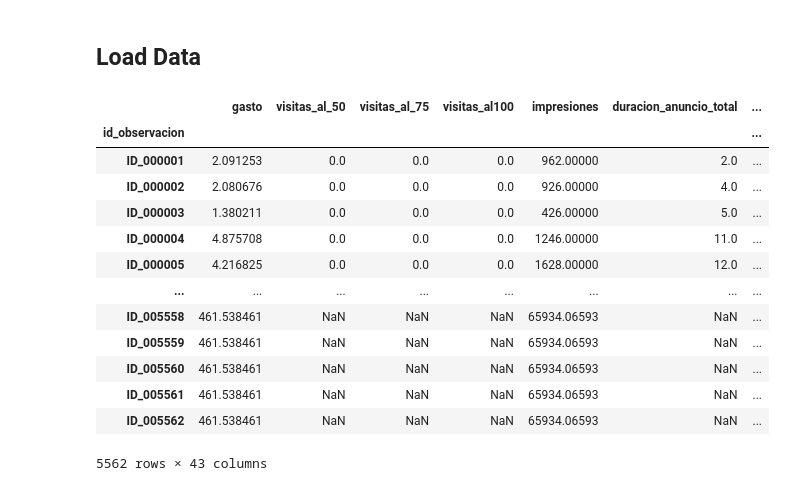
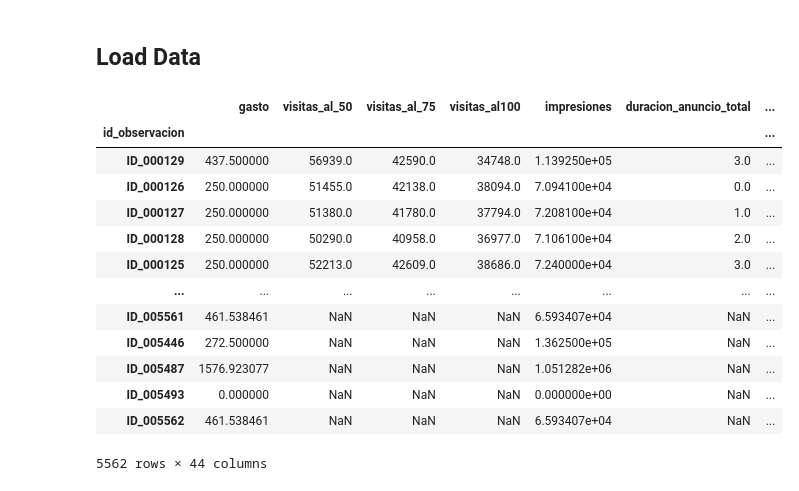
Before and after one commit to MiltonCalamaro/Datathon-Backus-2021, a Jupyter notebook: notebooks/Untitled.ipynb, the cells around one changed output. Cells and saved outputs as stored; diff of their text form; code cells hidden in the pictures.

```diff
--- a/notebooks/Untitled.ipynb
+++ b/notebooks/Untitled.ipynb
@@ -31,47 +39,55 @@ train['fecha_publicacion_anuncio'] = train['fecha_publicacion_anuncio'].apply(la
 train['fecha_captura_informacion'] = train['fecha_captura_informacion'].apply(lambda x: dt.datetime.strptime(x, '%a, %d %b %Y 00:00:00 GMT') if x else np.nan)
 train['interacciones'] = train['interacciones'].astype('int32')
 train['duracion_anuncio_total'] = (train['fecha_captura_informacion'] - train['fecha_publicacion_anuncio']).dt.days
+
+##CREANDO CAMPO DIFF DIAS JLP
+train = train.sort_values(['id_anuncio','fecha_captura_informacion'], ascending = True)
+grouped = train.groupby('id_anuncio')
+diff = lambda x: x['fecha_captura_informacion'].replace(0, np.NaN).diff()
+train["DIFF"] = grouped.apply(diff).reset_index(0, drop = True).dt.days
+train['DIFF'].fillna(train['duracion_anuncio_total'], inplace = True)
+##
+
 # train['duracion_anuncio_parcial'] = (train['fecha_captura_informacion'] - train['fecha_publicacion_anuncio']).dt.days
 # mask = train['id_anuncio'].astype(str)=='None'
 # train.loc[mask, 'id_anuncio'] = train[mask]['id_observacion']
 # train['key'] = train['id_anuncio'].astype(str) +'_'+\
 #                train['id_conjunto_anuncios'].astype(str) +'_'+\
 #                train['id_campania'].astype(str) +'_'+\
 #                train['fecha_captura_informacion'].astype(str)
 train.drop(['fecha_publicacion_anuncio', 'fecha_captura_informacion'], axis=1, inplace=True)
 train.drop(['id_anuncio','id_conjunto_anuncios','id_campania'], axis=1, inplace=True)
 train = train.set_index('id_observacion')
 ## aplicar la variable compuesta a id_anuncion y  captura de info
 # var_cuanti = ['duracion_anuncio', 'gasto', 'visitas_al_50', 'visitas_al_75', 'visitas_al100','impresiones']
 var_categ = ['fuente','objetivo_campania','formato','nombre_campania']
-target = ['interacciones']
 
 list_df = []
 for i in var_categ:
     df = get_one_hot(train, i)
     list_df.append(df)
 train_categ = pd.concat(list_df,axis=1)
 
 train_final = train.join(train_categ)
 train_final.drop(var_categ, axis=1, inplace=True)
 Y = train_final['interacciones']
 train_final.drop(['interacciones'], axis=1, inplace=True)
 train_final
 # %% [output]
 |  | gasto | visitas_al_50 | visitas_al_75 | visitas_al100 | impresiones | duracion_anuncio_total | ... |
 | id_observacion |  |  |  |  |  |  | ... |
-| ID_000001 | 2.091253 | 0.0 | 0.0 | 0.0 | 962.00000 | 2.0 | ... |
-| ID_000002 | 2.080676 | 0.0 | 0.0 | 0.0 | 926.00000 | 4.0 | ... |
-| ID_000003 | 1.380211 | 0.0 | 0.0 | 0.0 | 426.00000 | 5.0 | ... |
-| ID_000004 | 4.875708 | 0.0 | 0.0 | 0.0 | 1246.00000 | 11.0 | ... |
-| ID_000005 | 4.216825 | 0.0 | 0.0 | 0.0 | 1628.00000 | 12.0 | ... |
+| ID_000129 | 437.500000 | 56939.0 | 42590.0 | 34748.0 | 1.139250e+05 | 3.0 | ... |
+| ID_000126 | 250.000000 | 51455.0 | 42138.0 | 38094.0 | 7.094100e+04 | 0.0 | ... |
+| ID_000127 | 250.000000 | 51380.0 | 41780.0 | 37794.0 | 7.208100e+04 | 1.0 | ... |
+| ID_000128 | 250.000000 | 50290.0 | 40958.0 | 36977.0 | 7.106100e+04 | 2.0 | ... |
+| ID_000125 | 250.000000 | 52213.0 | 42609.0 | 38686.0 | 7.240000e+04 | 3.0 | ... |
 | ... | ... | ... | ... | ... | ... | ... | ... |
-| ID_005558 | 461.538461 | NaN | NaN | NaN | 65934.06593 | NaN | ... |
-| ID_005559 | 461.538461 | NaN | NaN | NaN | 65934.06593 | NaN | ... |
-| ID_005560 | 461.538461 | NaN | NaN | NaN | 65934.06593 | NaN | ... |
-| ID_005561 | 461.538461 | NaN | NaN | NaN | 65934.06593 | NaN | ... |
-| ID_005562 | 461.538461 | NaN | NaN | NaN | 65934.06593 | NaN | ... |
+| ID_005561 | 461.538461 | NaN | NaN | NaN | 6.593407e+04 | NaN | ... |
+| ID_005446 | 272.500000 | NaN | NaN | NaN | 1.362500e+05 | NaN | ... |
+| ID_005487 | 1576.923077 | NaN | NaN | NaN | 1.051282e+06 | NaN | ... |
+| ID_005493 | 0.000000 | NaN | NaN | NaN | 0.000000e+00 | NaN | ... |
+| ID_005562 | 461.538461 | NaN | NaN | NaN | 6.593407e+04 | NaN | ... |
-5562 rows × 43 columns
+5562 rows × 44 columns
 # %%
 # validation = pd.read_csv('../data/Data_Validacion.csv',sep=';')
 validation = pd.read_csv('../data/Data_Validacion.csv',sep=';')
```
Also changed, not shown: parts of 9 cells of this notebook, 1 other file.
